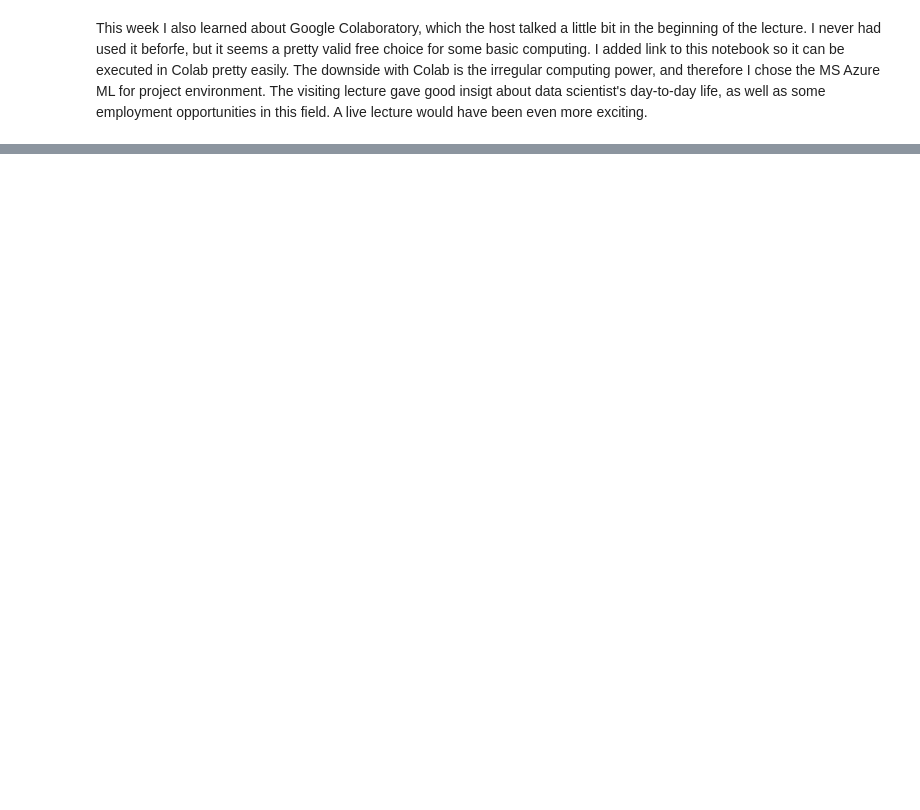
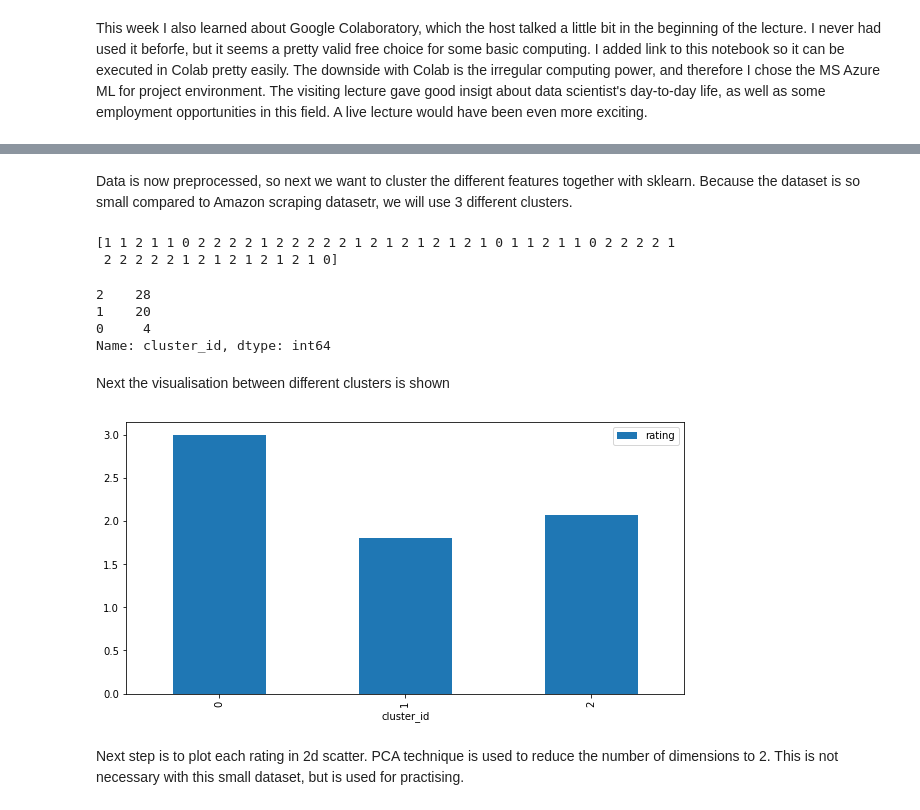
Before and after one commit to htaim/JODA2022, a Jupyter notebook: Oppimispaivakirja.ipynb, the cells around one changed output, grey strips where cells are left out. Cells and saved outputs as stored; diff of their text form; code cells hidden in the pictures; blank space fills up the shorter version.

```diff
--- a/Oppimispaivakirja.ipynb
+++ b/Oppimispaivakirja.ipynb
@@ -394,0 +468,3 @@ print("Data scraped with total of", len(dfRaw))
+# %%
+vectorizer = TfidfVectorizer()
+reprs = vectorizer.fit_transform(dataDF['text'])
@@ -394,0 +493,10 @@ print("Data scraped with total of", len(dfRaw))
+# %%
+#Calculate the number of word in array and normalize the value of each vector.
+reprs = reprs.toarray()
+length = np.sqrt((reprs**2).sum(axis=1))[:,None]
+reprs = reprs / length
+
+# replace Inf and Nan values
+reprs = np.nan_to_num(reprs, nan=0.0, posinf=0.0, neginf=0.0)
+
+print('The shape of the matrix containing the word representations is:', reprs.shape)
@@ -394,0 +519,33 @@ print("Data scraped with total of", len(dfRaw))
+# %% [markdown]
+Data is now preprocessed, so next we want to cluster the different features together with sklearn. Because the dataset is so small compared to Amazon scraping datasetr, we will use 3 different clusters.
+# %%
+from sklearn.cluster import KMeans
+import numpy as np
+
+k = 3
+kmeans = KMeans(n_clusters=k, random_state=11)
+clusters = kmeans.fit_predict(reprs)
+
+print(clusters)
+# %% [output]
+[1 1 2 1 1 0 2 2 2 2 1 2 2 2 2 2 1 2 1 2 1 2 1 2 1 0 1 1 2 1 1 0 2 2 2 2 1
+ 2 2 2 2 2 1 2 1 2 1 2 1 2 1 0]
+# %%
+dataDF['cluster_id'] = clusters
+
+dataDF['cluster_id'].value_counts()
+# %% [output]
+2    28
+1    20
+0     4
+Name: cluster_id, dtype: int64
+# %% [markdown]
+Next the visualisation between different clusters is shown
+# %%
+average_ratings = dataDF.groupby('cluster_id').mean()
+
+fig = average_ratings.plot.bar(figsize=(10,5))
+# %% [output]
+[figure, added]
+# %% [markdown]
+Next step is to plot each rating in 2d scatter. PCA technique is used to reduce the number of dimensions to 2. This is not necessary with this small dataset, but is used for practising.
```
Also changed, not shown: parts of 26 cells of this notebook, 1 other file.
